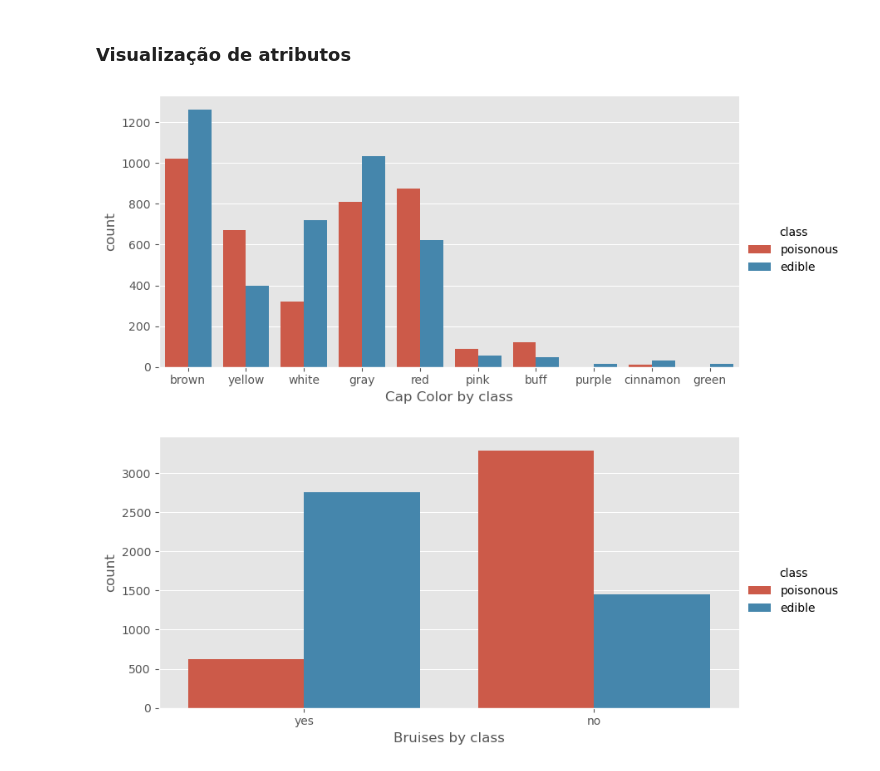
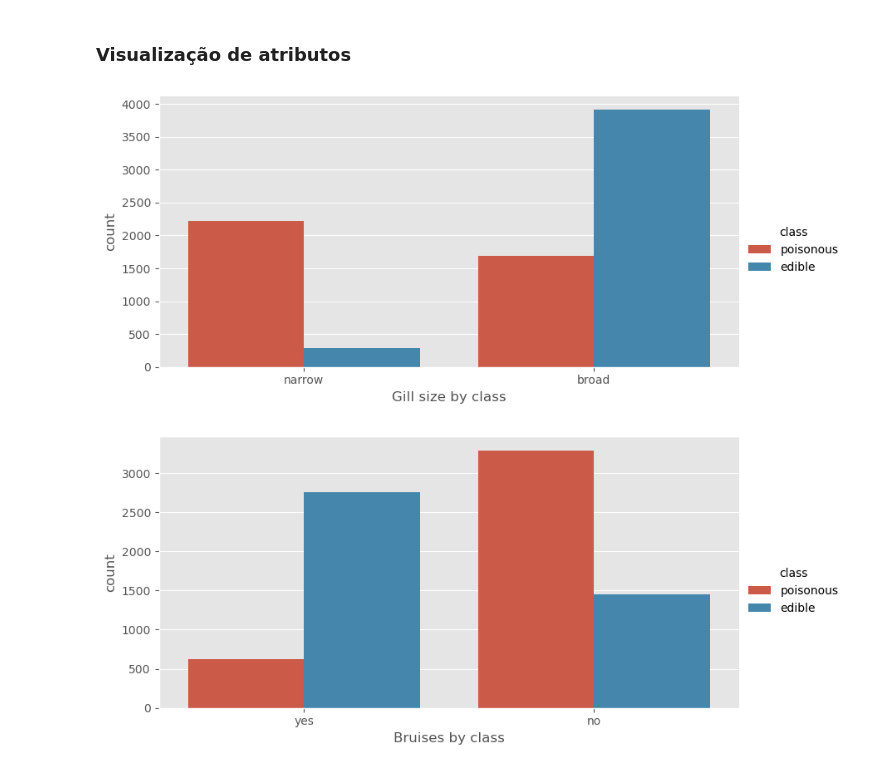
Before and after one commit to amauryTCassola/MachineLearning-2023, a Jupyter notebook: main.ipynb, the cells around one changed output. Saved outputs shown, nothing was run; the diff lists cells and outputs as text; code cells hidden in the pictures.

```diff
--- a/main.ipynb
+++ b/main.ipynb
@@ -89,10 +94,10 @@ df.replace(attribute_mapping, inplace=True)
 # %% [markdown]
 ### Visualização de atributos
 # %%
-p = sns.catplot(data=df, x="cap-color", kind="count", hue="class", height=4, aspect=2)
-p.set_axis_labels("Cap Color by class");
+p = sns.catplot(data=df, x="gill-size", kind="count", hue="class", height=4, aspect=2)
+p.set_axis_labels("Gill size by class");
 # %% [output]
-[figure, old version]
+[figure, new version]
 # %%
 p = sns.catplot(data=df, x="bruises", kind="count", hue="class", height=4, aspect=2)
 p.set_axis_labels("Bruises by class");
```
Also changed, not shown: parts of 21 cells of this notebook.
